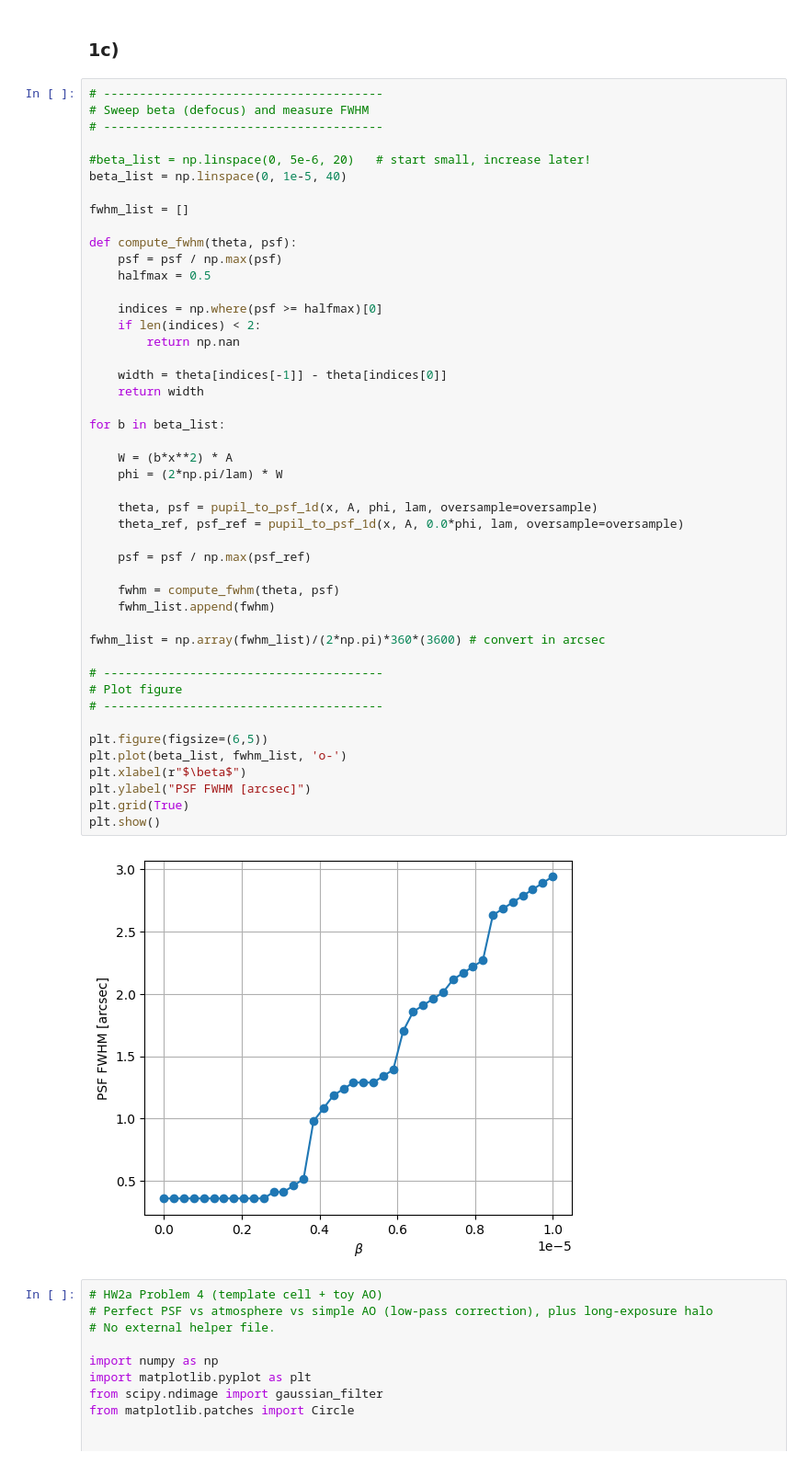
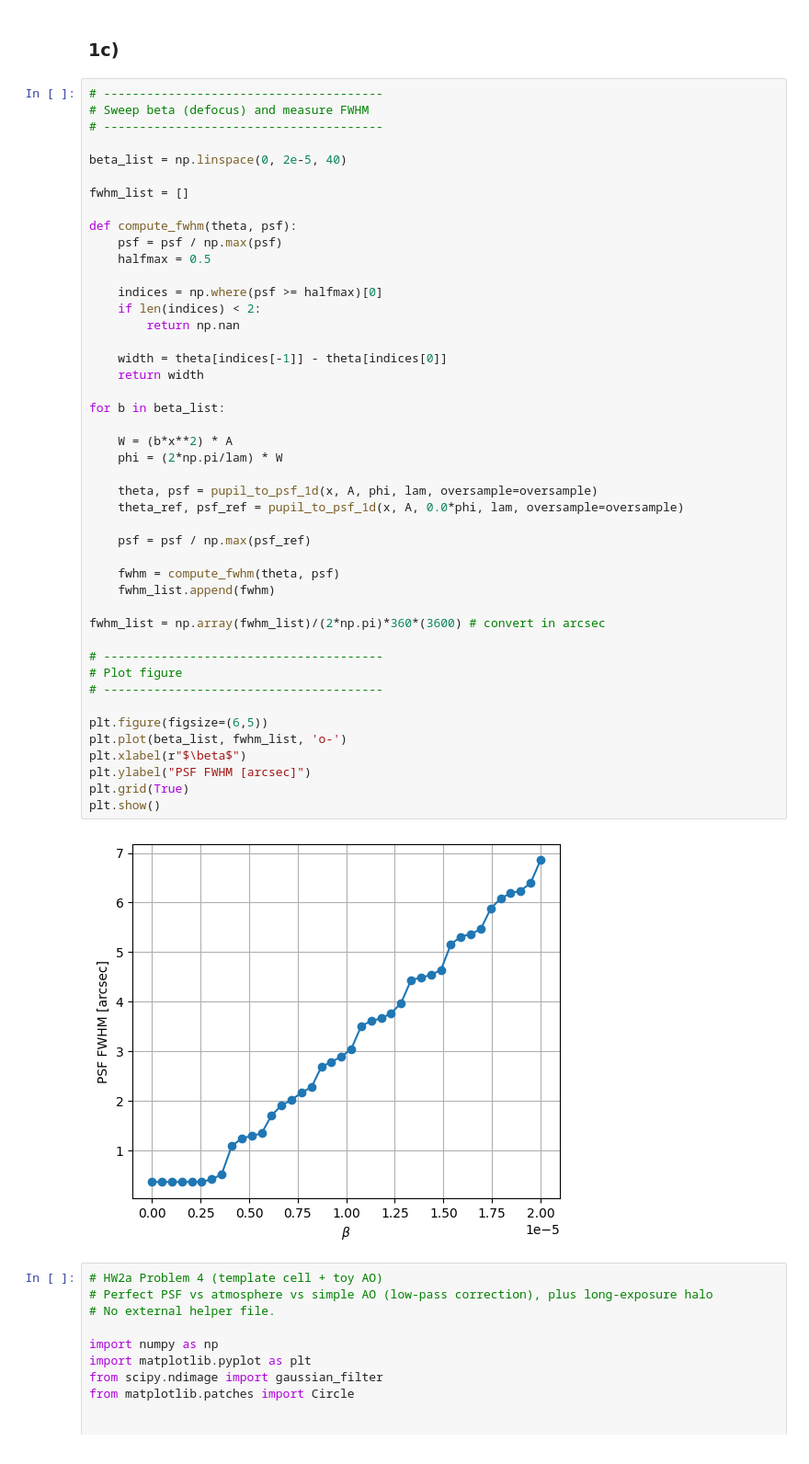
Before and after one commit to oliviergilbertastro/UMich, a Jupyter notebook: ASTRO501/hw2a/ASTRO501_HW2a_starter.ipynb, the cells around one changed output. Shown at 92% size. Cells and saved outputs as stored; diff of their text form.

```diff
--- a/ASTRO501/hw2a/ASTRO501_HW2a_starter.ipynb
+++ b/ASTRO501/hw2a/ASTRO501_HW2a_starter.ipynb
@@ -247,8 +247,7 @@ Quick sanity:
 # Sweep beta (defocus) and measure FWHM
 # ---------------------------------------
 
-#beta_list = np.linspace(0, 5e-6, 20)   # start small, increase later!
-beta_list = np.linspace(0, 1e-5, 40)
+beta_list = np.linspace(0, 2e-5, 40)
 
 fwhm_list = []
 
@@ -262,34 +261,34 @@ def compute_fwhm(theta, psf):
 
     width = theta[indices[-1]] - theta[indices[0]]
     return width
 
 for b in beta_list:
 
     W = (b*x**2) * A
     phi = (2*np.pi/lam) * W
 
     theta, psf = pupil_to_psf_1d(x, A, phi, lam, oversample=oversample)
     theta_ref, psf_ref = pupil_to_psf_1d(x, A, 0.0*phi, lam, oversample=oversample)
 
     psf = psf / np.max(psf_ref)
 
     fwhm = compute_fwhm(theta, psf)
     fwhm_list.append(fwhm)
 
 fwhm_list = np.array(fwhm_list)/(2*np.pi)*360*(3600) # convert in arcsec
 
 # ---------------------------------------
 # Plot figure
 # ---------------------------------------
 
 plt.figure(figsize=(6,5))
 plt.plot(beta_list, fwhm_list, 'o-')
 plt.xlabel(r"$\beta$")
 plt.ylabel("PSF FWHM [arcsec]")
 plt.grid(True)
 plt.show()
 # %% [output]
-[figure, old version]
+[figure, new version]
 # %%
 # HW2a Problem 4 (template cell + toy AO)
 # Perfect PSF vs atmosphere vs simple AO (low-pass correction), plus long-exposure halo
```
